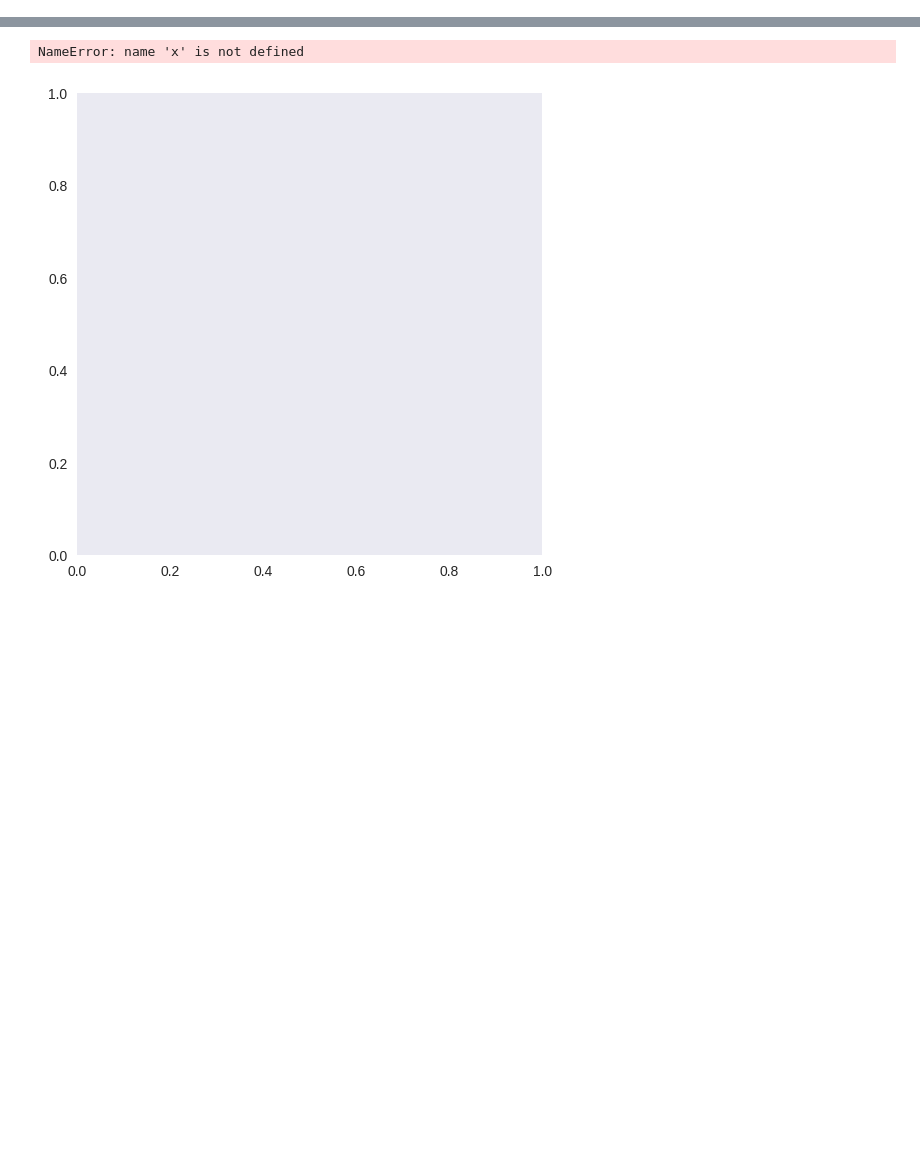
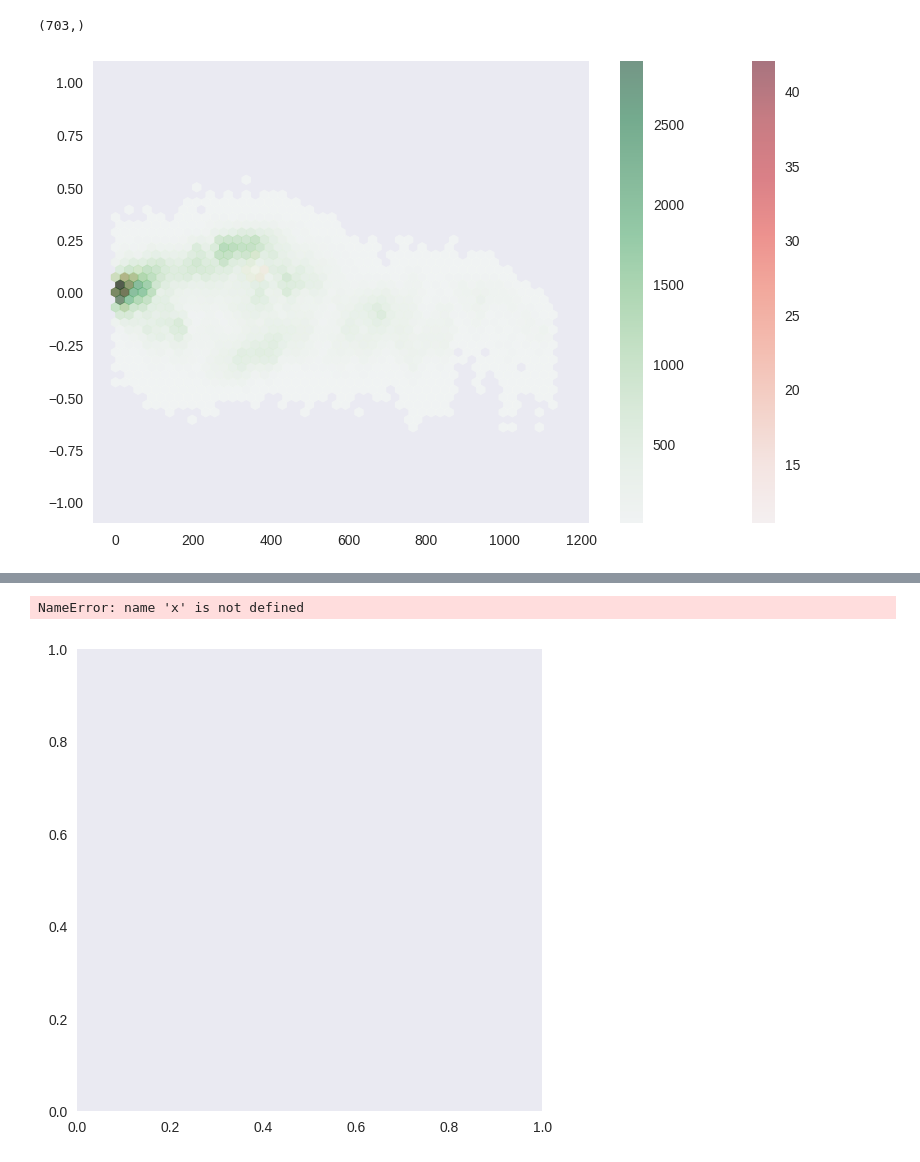
Before and after one commit to sjshamsi/Thesis, a Jupyter notebook: dmdt_Analysis/dmdt_by_Name_Band_hexbins.ipynb, the cells around one changed output, grey strips where cells are left out. Drawn from its saved outputs; the diff is of its cells as text; code cells hidden in the pictures; blank space fills up the shorter version.

Commit message:
New fastai plotting class

```diff
--- a/dmdt_Analysis/dmdt_by_Name_Band_hexbins.ipynb
+++ b/dmdt_Analysis/dmdt_by_Name_Band_hexbins.ipynb
@@ -65,3 +68,20 @@ random_g_times = random_lc_df[random_lc_df['band'] == 'g']['mjd'].to_numpy()
 
 random_dm_r, random_dt_r = get_differenciation(random_r_mags, random_r_times)
 random_dm_g, random_dt_g = get_differenciation(random_g_mags, random_g_times)
+# %%
+random_dm_r.shape
+# %% [output]
+(703,)
+# %%
+extent = [dt_bins[0], dt_bins[-1], dm_bins[0], dm_bins[-1]]
+
+plt.figure(figsize=(10, 6))
+hist1 = plt.hexbin(random_dt_r, random_dm_r, gridsize=50, cmap='Reds', mincnt=11, alpha=0.5, extent=extent)
+hist2 = plt.hexbin(random_dt_g, random_dm_g, gridsize=50, cmap='Greens', mincnt=1, alpha=0.5, extent=extent)
+plt.colorbar(hist1, orientation='vertical')
+plt.colorbar(hist2, orientation='vertical')
+# plt.margins(0.1) # Uncomment this if hex bins are partially outside of plot limits
+
+plt.show()
+# %% [output]
+[figure, added]
```
Also changed, not shown: parts of 9 cells of this notebook, 3 other files.
